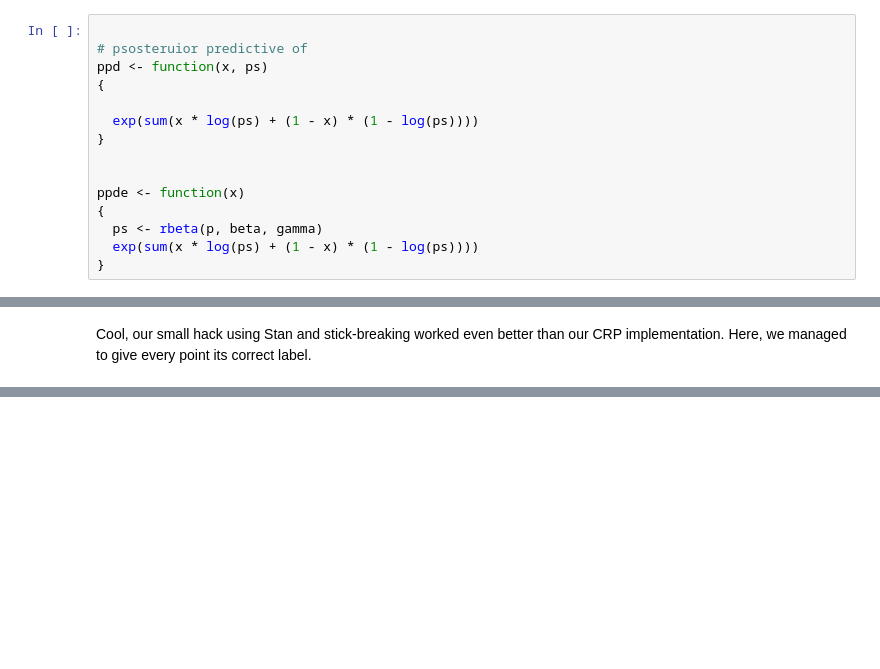
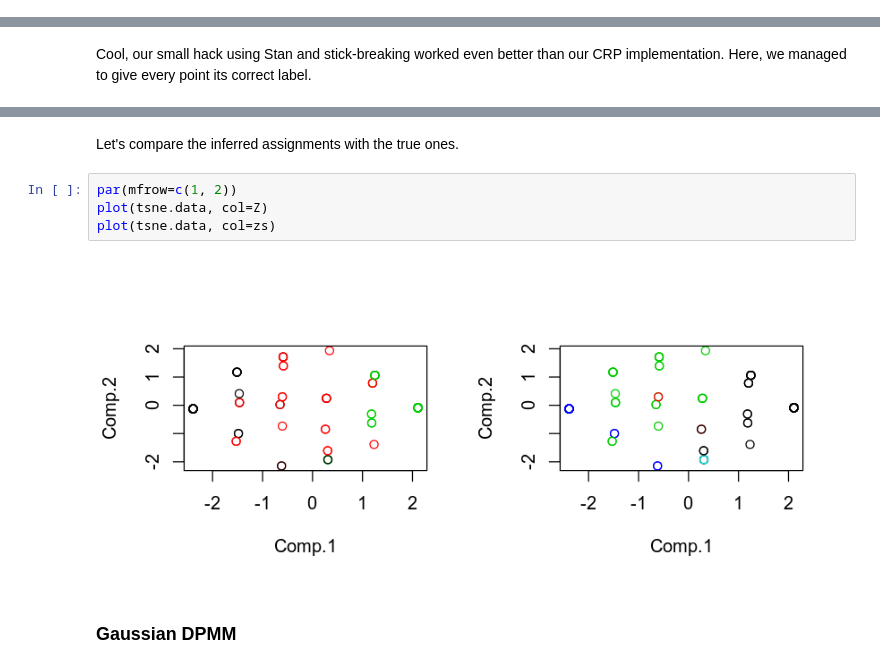
Before and after one commit to dirmeier/etudes, a Jupyter notebook: dirichlet_process_mixture_models.ipynb, the cells around one changed output, grey strips where cells are left out. Saved outputs shown, nothing was run; the diff lists cells and outputs as text; blank space fills up the shorter version.

Commit message:
Some more udpates and restructure to DPMM

```diff
--- a/dirichlet_process_mixture_models.ipynb
+++ b/dirichlet_process_mixture_models.ipynb
@@ -305,15 +265,0 @@ sINCE TH
-# %%
-
-# psosteruior predictive of
-ppd <- function(x, ps)
-{
-
-  exp(sum(x * log(ps) + (1 - x) * (1 - log(ps))))
-}
-
-
-ppde <- function(x)
-{
-  ps <- rbeta(p, beta, gamma)
-  exp(sum(x * log(ps) + (1 - x) * (1 - log(ps))))
-}
@@ -519,0 +535,10 @@ Cool, our small hack using Stan and stick-breaking worked even better than our C
+# %% [markdown]
+Let's compare the inferred assignments with the true ones.
+# %%
+par(mfrow=c(1, 2))
+plot(tsne.data, col=Z)
+plot(tsne.data, col=zs)
+# %% [output]
+[figure, added]
+# %% [markdown]
+### Gaussian DPMM
```
Also changed, not shown: parts of 51 cells of this notebook, 2 other files.
